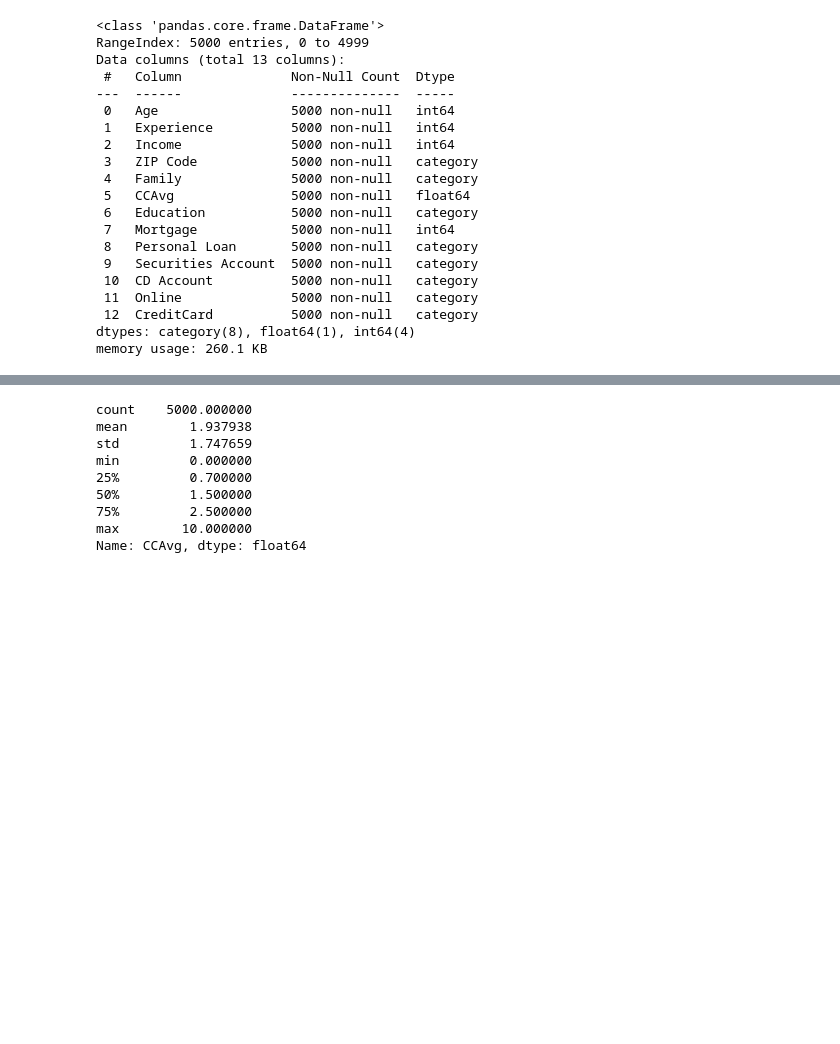
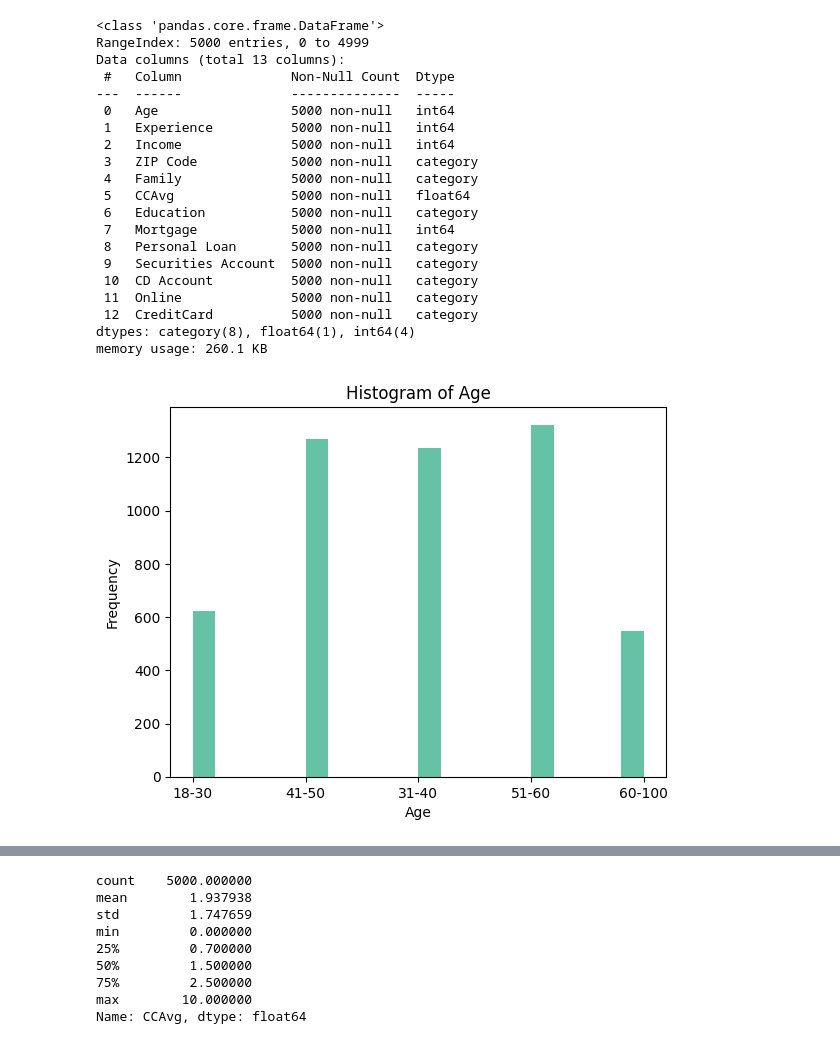
Before and after one commit to szm7/AML, a Jupyter notebook: DecisionTree.ipynb, the cells around one changed output, grey strips where cells are left out. Cells and saved outputs as stored; diff of their text form; code cells hidden in the pictures; blank space fills up the shorter version.

```diff
--- a/DecisionTree.ipynb
+++ b/DecisionTree.ipynb
@@ -94,6 +100,14 @@ dtypes: category(8), float64(1), int64(4)
 memory usage: 260.1 KB
 # %%
 data['Agebin'] = pd.cut(data['Age'], bins = [0, 30, 40, 50, 60, 100], labels = ['18-30', '31-40', '41-50', '51-60', '60-100'])
+# %%
+plt.hist(data['Agebin'],bins=20)
+plt.xlabel('Age')
+plt.ylabel('Frequency')
+plt.title('Histogram of Age')
+plt.show()
+# %% [output]
+[figure, added]
 # %%
 data["Income_group"] = pd.cut(
     x=data["Income"],
```
Also changed, not shown: parts of 3 cells of this notebook.
